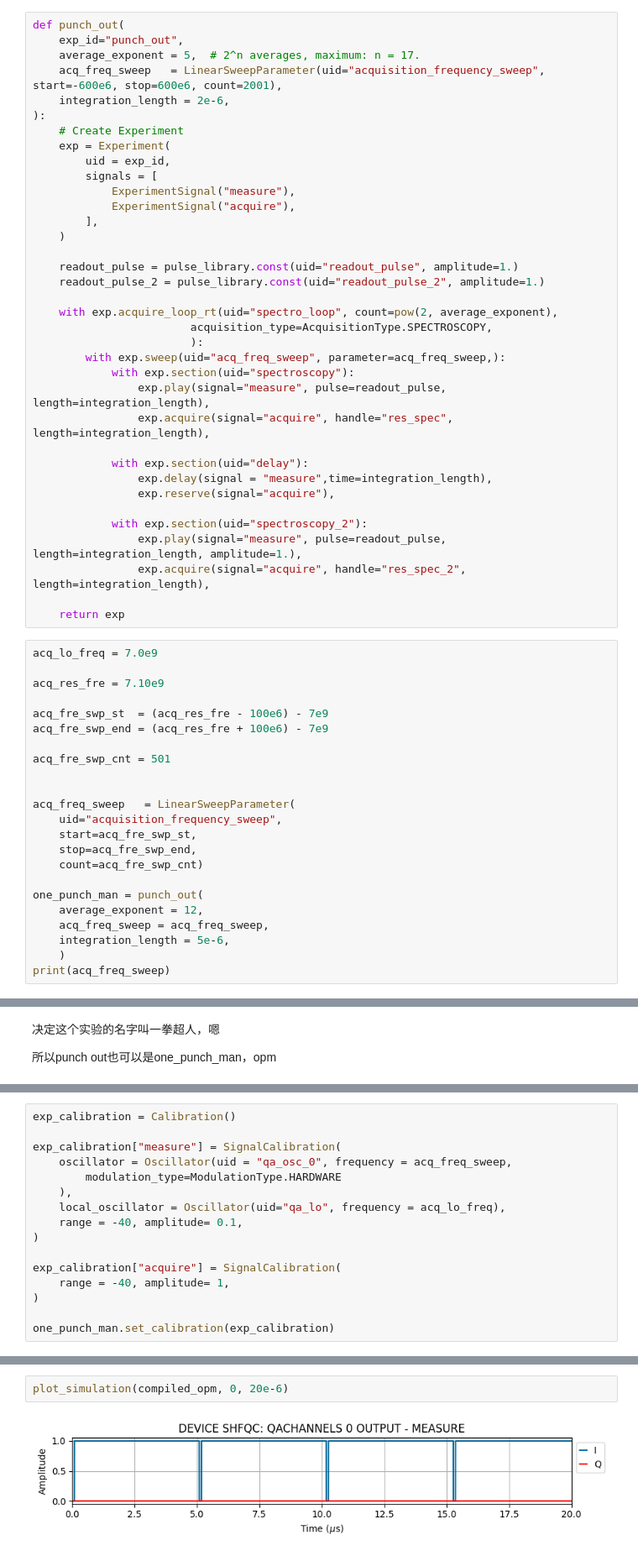
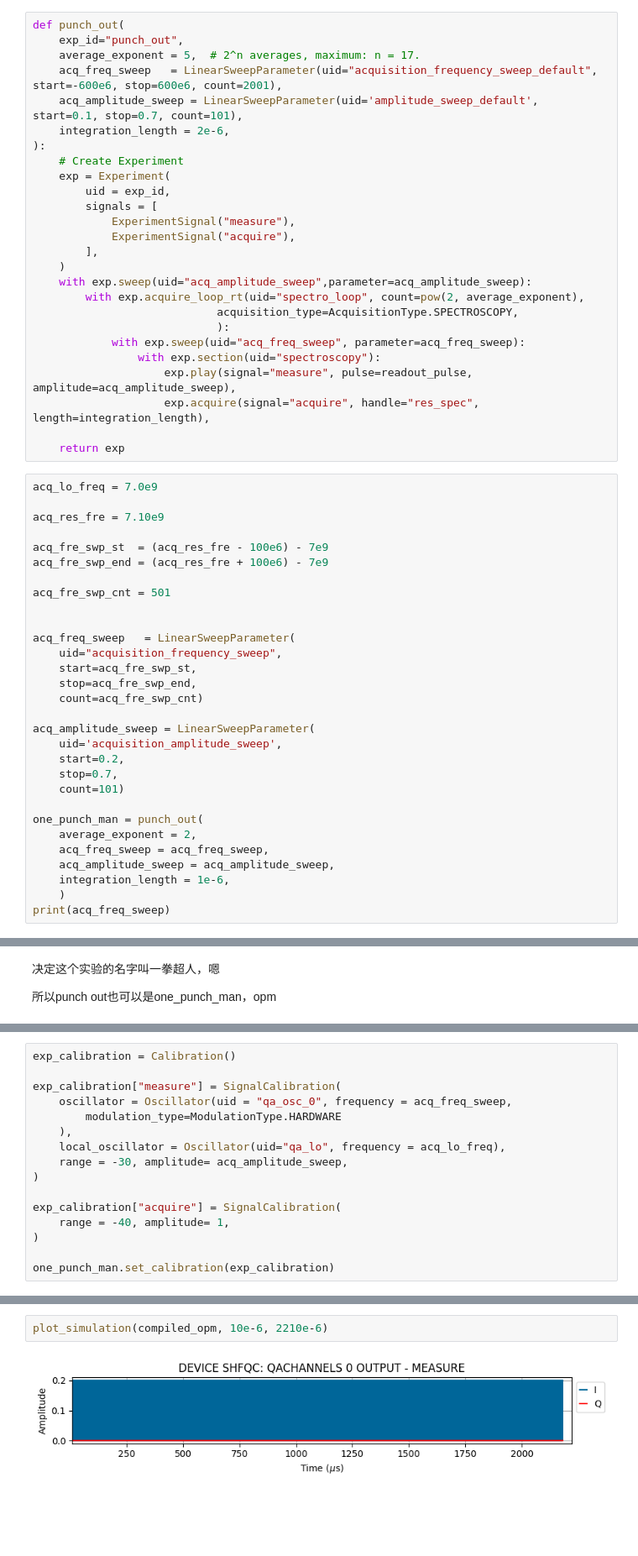
Before and after one commit to Harrbit/Qubit_Design, a Jupyter notebook: measurements/basic_characterization/Punchout.ipynb, the cells around one changed output, grey strips where cells are left out. Shown at 84% size. Cells and saved outputs as stored; diff of their text form; blank space fills up the shorter version.

```diff
--- a/measurements/basic_characterization/Punchout.ipynb
+++ b/measurements/basic_characterization/Punchout.ipynb
@@ -69,7 +71,8 @@ session.connect(do_emulation=emulate)
 def punch_out(
     exp_id="punch_out",
     average_exponent = 5,  # 2^n averages, maximum: n = 17.
-    acq_freq_sweep   = LinearSweepParameter(uid="acquisition_frequency_sweep", start=-600e6, stop=600e6, count=2001),
+    acq_freq_sweep   = LinearSweepParameter(uid="acquisition_frequency_sweep_default", start=-600e6, stop=600e6, count=2001),
+    acq_amplitude_sweep = LinearSweepParameter(uid='amplitude_sweep_default', start=0.1, stop=0.7, count=101),
     integration_length = 2e-6,
 ):
     # Create Experiment
@@ -80,25 +83,14 @@ def punch_out(
             ExperimentSignal("acquire"),
         ],
     )
-
-    readout_pulse = pulse_library.const(uid="readout_pulse", amplitude=1.)
-    readout_pulse_2 = pulse_library.const(uid="readout_pulse_2", amplitude=1.)
-
-    with exp.acquire_loop_rt(uid="spectro_loop", count=pow(2, average_exponent),
-                        acquisition_type=AcquisitionType.SPECTROSCOPY,
-                        ):
-        with exp.sweep(uid="acq_freq_sweep", parameter=acq_freq_sweep,):
-            with exp.section(uid="spectroscopy"):
-                exp.play(signal="measure", pulse=readout_pulse, length=integration_length),
-                exp.acquire(signal="acquire", handle="res_spec", length=integration_length),
-
-            with exp.section(uid="delay"):
-                exp.delay(signal = "measure",time=integration_length),
-                exp.reserve(signal="acquire"),
-
-            with exp.section(uid="spectroscopy_2"):
-                exp.play(signal="measure", pulse=readout_pulse, length=integration_length, amplitude=1.),
-                exp.acquire(signal="acquire", handle="res_spec_2", length=integration_length),
+    with exp.sweep(uid="acq_amplitude_sweep",parameter=acq_amplitude_sweep):
+        with exp.acquire_loop_rt(uid="spectro_loop", count=pow(2, average_exponent),
+                            acquisition_type=AcquisitionType.SPECTROSCOPY,
+                            ):
+            with exp.sweep(uid="acq_freq_sweep", parameter=acq_freq_sweep):
+                with exp.section(uid="spectroscopy"):
+                    exp.play(signal="measure", pulse=readout_pulse, amplitude=acq_amplitude_sweep),
+                    exp.acquire(signal="acquire", handle="res_spec", length=integration_length),
 
     return exp
 # %%
@@ -118,10 +110,17 @@ acq_freq_sweep   = LinearSweepParameter(
     stop=acq_fre_swp_end,
     count=acq_fre_swp_cnt)
 
+acq_amplitude_sweep = LinearSweepParameter(
+    uid='acquisition_amplitude_sweep',
+    start=0.2,
+    stop=0.7,
+    count=101)
+
 one_punch_man = punch_out(
-    average_exponent = 12,
+    average_exponent = 2,
     acq_freq_sweep = acq_freq_sweep,
-    integration_length = 5e-6,
+    acq_amplitude_sweep = acq_amplitude_sweep,
+    integration_length = 1e-6,
     )
 print(acq_freq_sweep)
 # %% [output]
@@ -151,7 +149,7 @@ exp_calibration["measure"] = SignalCalibration(
         modulation_type=ModulationType.HARDWARE
     ),
     local_oscillator = Oscillator(uid="qa_lo", frequency = acq_lo_freq),
-    range = -40, amplitude= 0.1,
+    range = -30, amplitude= acq_amplitude_sweep,
 )
 
 exp_calibration["acquire"] = SignalCalibration(
@@ -166,7 +180,7 @@ LabOneQException: Experiment signal 'measure_2' has no mapping to a logical sign
 # %%
-plot_simulation(compiled_opm, 0, 20e-6)
+plot_simulation(compiled_opm, 10e-6, 2210e-6)
 # %% [output]
-[figure, old version]
+[figure, new version]
 # %%
 run_opm = session.run(compiled_opm)
 # %% [output]
```
Also changed, not shown: parts of 8 cells of this notebook, 3 other files.
